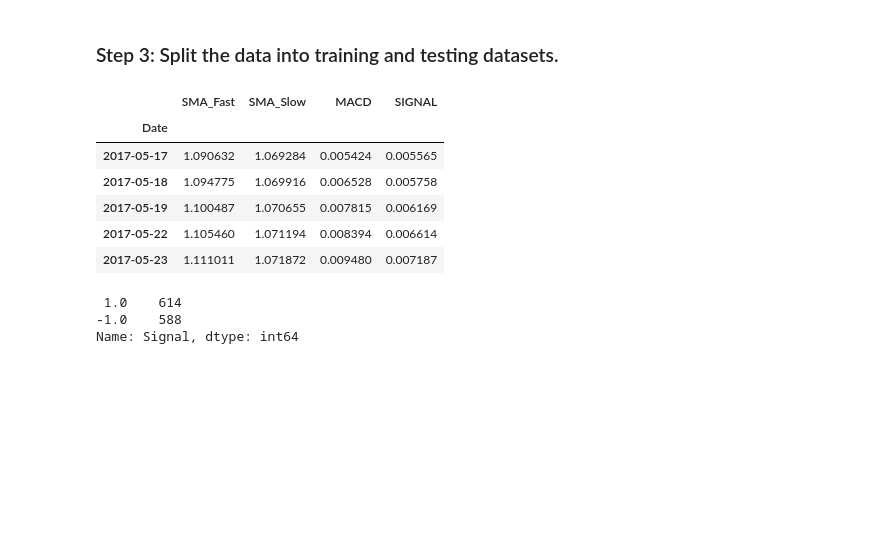
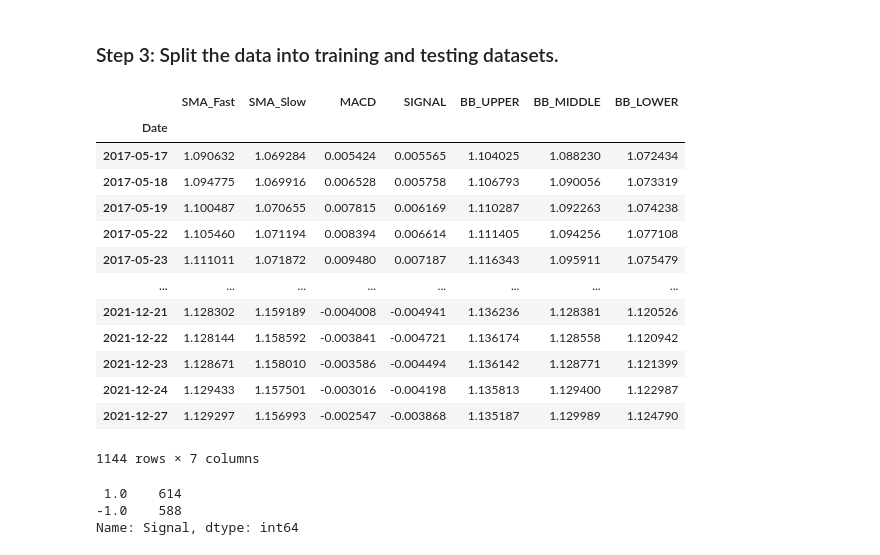
Before and after one commit to tembolo1284/Project_2_Bootcamp, a Jupyter notebook: TradingBot_OptimizedSMAs.ipynb, the cells around one changed output. Drawn from its saved outputs; the diff is of its cells as text; code cells hidden in the pictures; blank space fills up the shorter version.

```diff
--- a/TradingBot_OptimizedSMAs.ipynb
+++ b/TradingBot_OptimizedSMAs.ipynb
@@ -316,4 +351,5 @@ display(signals_df.tail())
 # %%
+signals_df = signals_df[signals_df.Signal !=0]
 signals_df['Signal'].value_counts()
 # %% [output]
  1.0    614
@@ -352,18 +422,25 @@ display(signals_df.tail())
 ### Step 3: Split the data into training and testing datasets.
 # %%
 # Assign a copy of the sma_fast and sma_slow columns to a features DataFrame called X
-X = signals_df[['SMA_Fast', 'SMA_Slow', "MACD", "SIGNAL"]].shift().dropna()
+X = signals_df[['SMA_Fast', 'SMA_Slow', "MACD", "SIGNAL", "BB_UPPER", "BB_MIDDLE", "BB_LOWER"]].shift().dropna()
 
 # Review the DataFrame
-X.head()
+X
 # %% [output]
-|  | SMA_Fast | SMA_Slow | MACD | SIGNAL |
-| Date |  |  |  |  |
-| 2017-05-17 | 1.090632 | 1.069284 | 0.005424 | 0.005565 |
-| 2017-05-18 | 1.094775 | 1.069916 | 0.006528 | 0.005758 |
-| 2017-05-19 | 1.100487 | 1.070655 | 0.007815 | 0.006169 |
-| 2017-05-22 | 1.105460 | 1.071194 | 0.008394 | 0.006614 |
-| 2017-05-23 | 1.111011 | 1.071872 | 0.009480 | 0.007187 |
+|  | SMA_Fast | SMA_Slow | MACD | SIGNAL | BB_UPPER | BB_MIDDLE | BB_LOWER |
+| Date |  |  |  |  |  |  |  |
+| 2017-05-17 | 1.090632 | 1.069284 | 0.005424 | 0.005565 | 1.104025 | 1.088230 | 1.072434 |
+| 2017-05-18 | 1.094775 | 1.069916 | 0.006528 | 0.005758 | 1.106793 | 1.090056 | 1.073319 |
+| 2017-05-19 | 1.100487 | 1.070655 | 0.007815 | 0.006169 | 1.110287 | 1.092263 | 1.074238 |
+| 2017-05-22 | 1.105460 | 1.071194 | 0.008394 | 0.006614 | 1.111405 | 1.094256 | 1.077108 |
+| 2017-05-23 | 1.111011 | 1.071872 | 0.009480 | 0.007187 | 1.116343 | 1.095911 | 1.075479 |
+| ... | ... | ... | ... | ... | ... | ... | ... |
+| 2021-12-21 | 1.128302 | 1.159189 | -0.004008 | -0.004941 | 1.136236 | 1.128381 | 1.120526 |
+| 2021-12-22 | 1.128144 | 1.158592 | -0.003841 | -0.004721 | 1.136174 | 1.128558 | 1.120942 |
+| 2021-12-23 | 1.128671 | 1.158010 | -0.003586 | -0.004494 | 1.136142 | 1.128771 | 1.121399 |
+| 2021-12-24 | 1.129433 | 1.157501 | -0.003016 | -0.004198 | 1.135813 | 1.129400 | 1.122987 |
+| 2021-12-27 | 1.129297 | 1.156993 | -0.002547 | -0.003868 | 1.135187 | 1.129989 | 1.124790 |
+1144 rows × 7 columns
 # %%
 # Create the target set selecting the Signal column and assiging it to y
 signals_df = signals_df[signals_df.Signal !=0]
```
Also changed, not shown: parts of 27 cells of this notebook.
